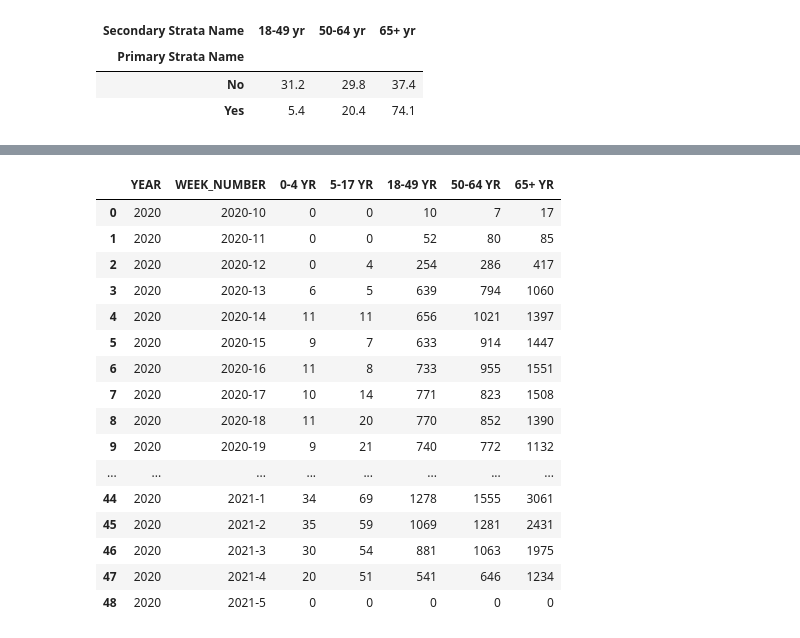
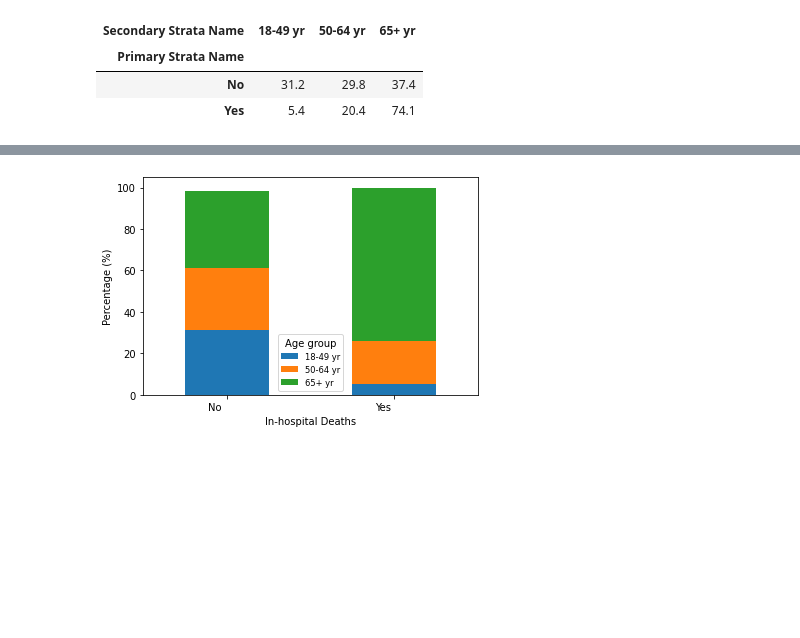
Before and after one commit to jzhao0626/Pandemic_Analysis, a Jupyter notebook: Hospitalization vs. deaths.ipynb, the cells around one changed output, grey strips where cells are left out. Drawn from its saved outputs; the diff is of its cells as text; code cells hidden in the pictures; blank space fills up the shorter version.

```diff
--- a/Hospitalization vs. deaths.ipynb
+++ b/Hospitalization vs. deaths.ipynb
@@ -99,5 +81,5 @@ The r-squared is: 0.028901071419757497
 # %%
-csvpath2 = 'DataCleaning/Resources/Characteristics.csv'
+csvpath2 = 'DataCleaning_seobin/Resources/Characteristics.csv'
 hosp_df = pd.read_csv(csvpath2)
 hosp_df
 # %% [output]
@@ -176,22 +123,10 @@ ax = df.plot.bar(stacked = True)
-# %%
-csvpath3 = 'DataCleaning/Resources/Weekly_Data_Counts.csv'
-hosp_df = pd.read_csv(csvpath3)
-hosp_df
-# %% [output]
-|  | YEAR | WEEK_NUMBER | 0-4 YR | 5-17 YR | 18-49 YR | 50-64 YR | 65+ YR |
-| 0 | 2020 | 2020-10 | 0 | 0 | 10 | 7 | 17 |
-| 1 | 2020 | 2020-11 | 0 | 0 | 52 | 80 | 85 |
-| 2 | 2020 | 2020-12 | 0 | 4 | 254 | 286 | 417 |
-| 3 | 2020 | 2020-13 | 6 | 5 | 639 | 794 | 1060 |
-| 4 | 2020 | 2020-14 | 11 | 11 | 656 | 1021 | 1397 |
-| 5 | 2020 | 2020-15 | 9 | 7 | 633 | 914 | 1447 |
-| 6 | 2020 | 2020-16 | 11 | 8 | 733 | 955 | 1551 |
-| 7 | 2020 | 2020-17 | 10 | 14 | 771 | 823 | 1508 |
-| 8 | 2020 | 2020-18 | 11 | 20 | 770 | 852 | 1390 |
-| 9 | 2020 | 2020-19 | 9 | 21 | 740 | 772 | 1132 |
-| ... | ... | ... | ... | ... | ... | ... | ... |
-| 44 | 2020 | 2021-1 | 34 | 69 | 1278 | 1555 | 3061 |
-| 45 | 2020 | 2021-2 | 35 | 59 | 1069 | 1281 | 2431 |
-| 46 | 2020 | 2021-3 | 30 | 54 | 881 | 1063 | 1975 |
-| 47 | 2020 | 2021-4 | 20 | 51 | 541 | 646 | 1234 |
-| 48 | 2020 | 2021-5 | 0 | 0 | 0 | 0 | 0 |
+# %%
+#Create bar graph regarding in-hospital deaths
+death_hosp.plot(kind = 'bar', stacked = True, rot = 0)
+plt.legend( title="Age group", loc=8, fontsize='small', fancybox=True)
+plt.xlabel('In-hospital Deaths')
+plt.ylabel('Percentage (%)')
+plt.savefig('DataAnalysis_seobin/In-hospitalDeaths.png')
+plt.show()
+# %% [output]
+[figure, added]
```
Also changed, not shown: parts of 8 cells of this notebook, 21 other files.
